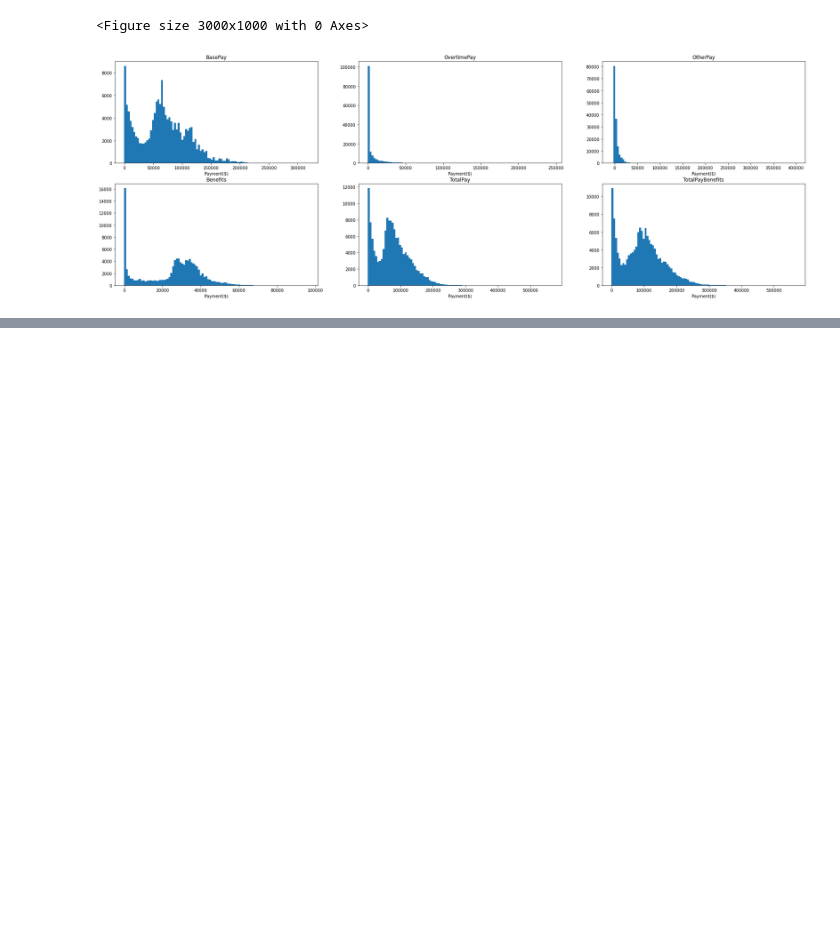
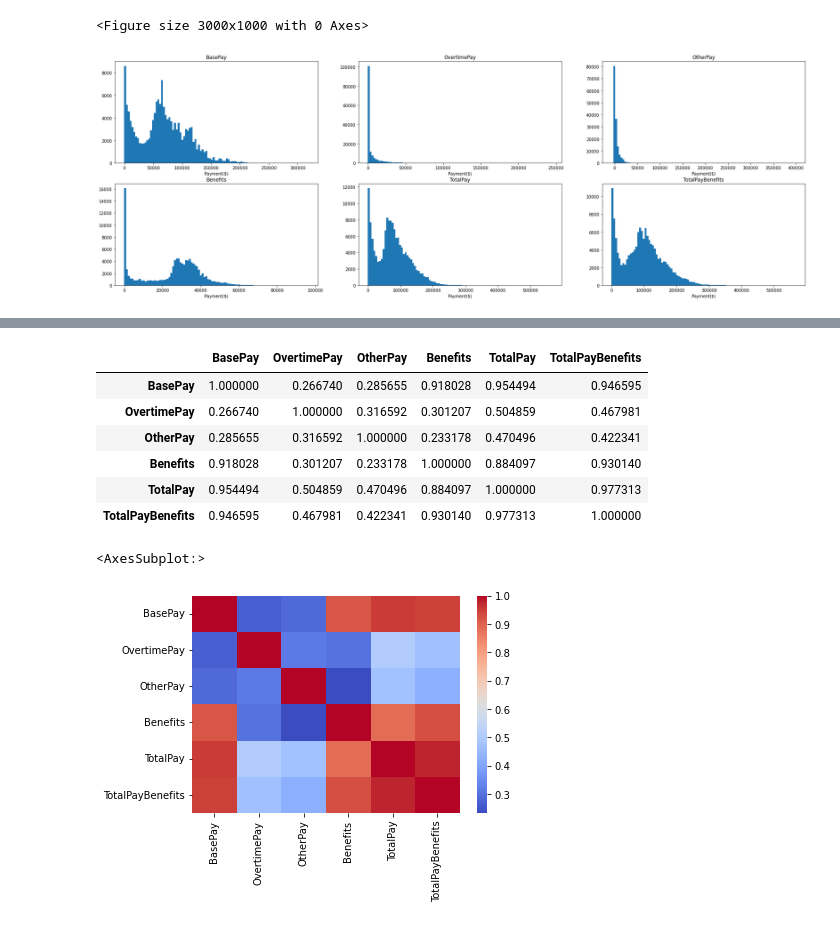
Before and after one commit to hxy9243/datascience-examples, a Jupyter notebook: salary/salary_analysis.ipynb, the cells around one changed output, grey strips where cells are left out. Drawn from its saved outputs; the diff is of its cells as text; code cells hidden in the pictures; blank space fills up the shorter version.

```diff
--- a/salary/salary_analysis.ipynb
+++ b/salary/salary_analysis.ipynb
@@ -139,0 +196,22 @@ plt.show()
+# %%
+# make correlation heatmap, displays the correlation among different types of payment
+
+import matplotlib.pyplot as plt
+import seaborn as sns
+
+payments = salaries.loc[:, ('BasePay', 'OvertimePay', 'OtherPay', 'Benefits', 'TotalPay', 'TotalPayBenefits')]
+corr_matrix = payments.corr()
+
+display(corr_matrix)
+
+sns.heatmap(corr_matrix, cmap='coolwarm')
+# %% [output]
+|  | BasePay | OvertimePay | OtherPay | Benefits | TotalPay | TotalPayBenefits |
+| BasePay | 1.000000 | 0.266740 | 0.285655 | 0.918028 | 0.954494 | 0.946595 |
+| OvertimePay | 0.266740 | 1.000000 | 0.316592 | 0.301207 | 0.504859 | 0.467981 |
+| OtherPay | 0.285655 | 0.316592 | 1.000000 | 0.233178 | 0.470496 | 0.422341 |
+| Benefits | 0.918028 | 0.301207 | 0.233178 | 1.000000 | 0.884097 | 0.930140 |
+| TotalPay | 0.954494 | 0.504859 | 0.470496 | 0.884097 | 1.000000 | 0.977313 |
+| TotalPayBenefits | 0.946595 | 0.467981 | 0.422341 | 0.930140 | 0.977313 | 1.000000 |
+<AxesSubplot:>
+[figure, added]
```
Also changed, not shown: parts of 7 cells of this notebook.
